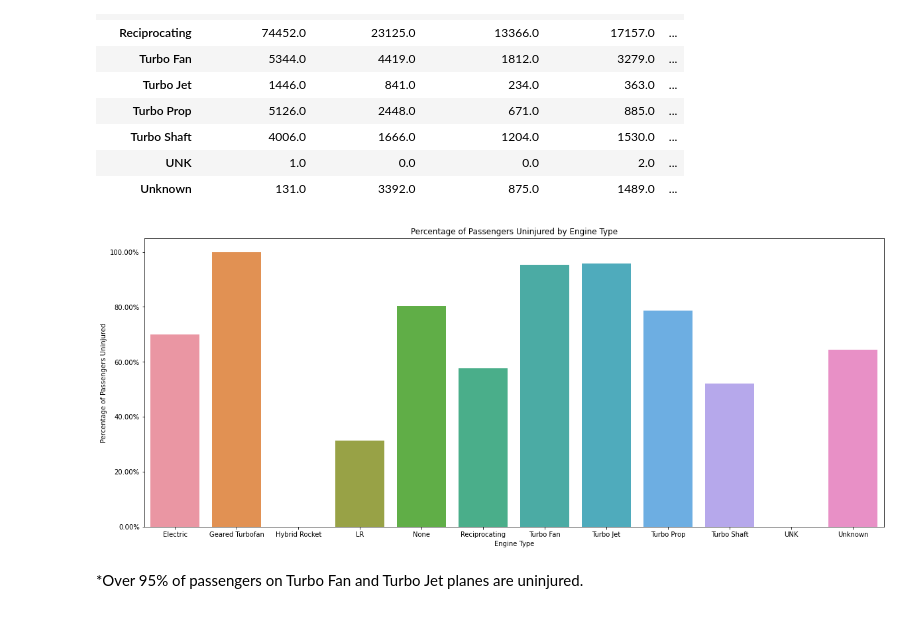
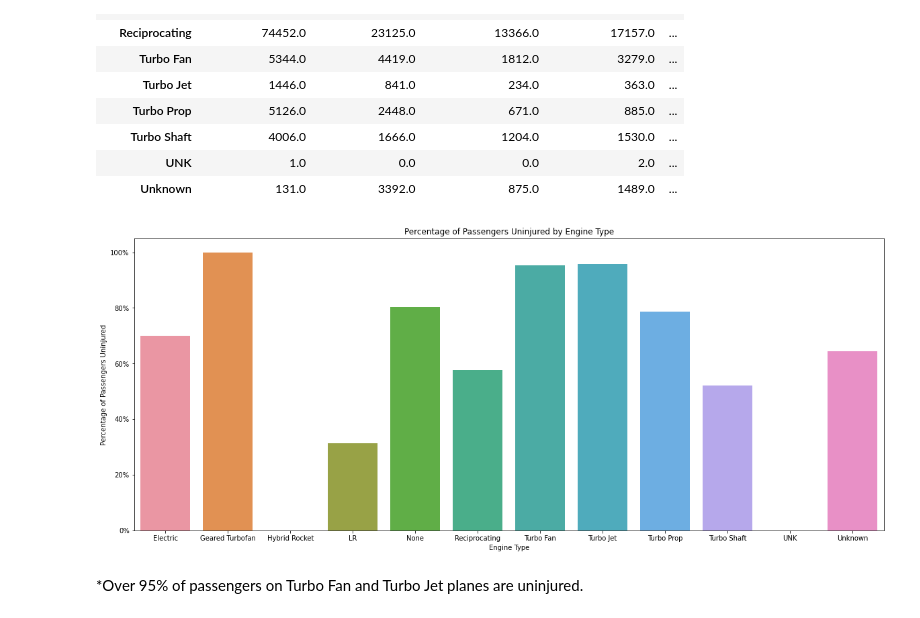
Before and after one commit to kmcneil901/dsc-phase-1-project-v3, a Jupyter notebook: co-pilots.ipynb, the cells around one changed output. Drawn from its saved outputs; the diff is of its cells as text; code cells hidden in the pictures.

```diff
--- a/co-pilots.ipynb
+++ b/co-pilots.ipynb
@@ -286,8 +277,6 @@ engine_types
 | Turbo Shaft | 4006.0 | 1666.0 | 1204.0 | 1530.0 | ... |
 | UNK | 1.0 | 0.0 | 0.0 | 2.0 | ... |
 | Unknown | 131.0 | 3392.0 | 875.0 | 1489.0 | ... |
-# %%
-engine_types['Ratio Uninjured'] = engine_types['Ratio Uninjured']*100
 # %%
 #making the column into a percentage format
 #engine_types['Ratio Uninjured'] = engine_types['Ratio Uninjured']*100
@@ -295,14 +284,13 @@ engine_types['Ratio Uninjured'] = engine_types['Ratio Uninjured']*100
 # %%
 fig, ax = plt.subplots(figsize=(20,8))
 
 sns.barplot(x=engine_types.index, y=engine_types['Ratio Uninjured'])
-y_value=['{:,.2f}'.format(x) + '%' for x in ax.get_yticks()]
-ax.set_yticklabels(y_value)
 ax.set_title('Percentage of Passengers Uninjured by Engine Type')
 ax.set_xlabel('Engine Type')
-ax.set_ylabel('Percentage of Passengers Uninjured');
+ax.set_ylabel('Percentage of Passengers Uninjured')
+ax.axes.yaxis.set_major_formatter(PercentFormatter(1));
 # %% [output]
-[figure, old version]
+[figure, new version]
 # %% [markdown]
 *Over 95% of passengers on Turbo Fan and Turbo Jet planes are uninjured.
 # %% [markdown]
```
Also changed, not shown: parts of 58 cells of this notebook.
